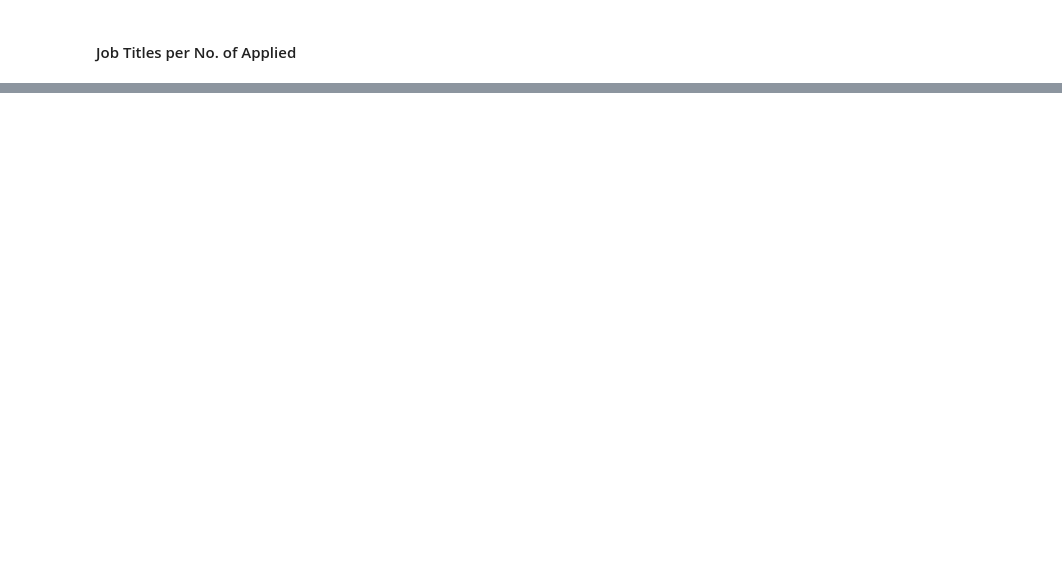
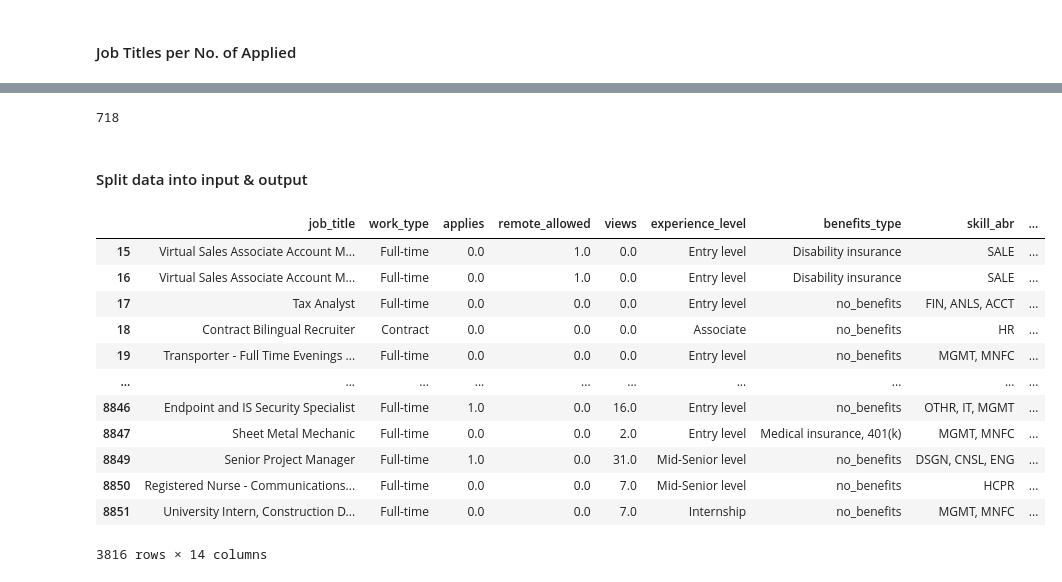
Before and after one commit to sayedahmed1980/Epsilon_mid-project, a Jupyter notebook: LinkedIn_JP2023.ipynb, the cells around one changed output, grey strips where cells are left out. Cells and saved outputs as stored; diff of their text form; code cells hidden in the pictures; blank space fills up the shorter version.

```diff
--- a/LinkedIn_JP2023.ipynb
+++ b/LinkedIn_JP2023.ipynb
@@ -1832,0 +1744,30 @@ pages[select_page]()
+# %%
+from datasist.structdata import detect_outliers
+index = detect_outliers(jobs_2_pre, 0, ['applies','views'])
+len(index) # Count outliers rows
+# %% [output]
+718
+# %%
+# Drop the outliers rows
+jobs_2_pre.drop(index, inplace= True)
+# %% [markdown]
+#### Split data into input & output
+# %%
+X = jobs_2_pre.drop('normalized_salary', axis=1)
+y = jobs_2_pre['normalized_salary']
+# %%
+X
+# %% [output]
+|  | job_title | work_type | applies | remote_allowed | views | experience_level | benefits_type | skill_abr | ... |
+| 15 | Virtual Sales Associate Account M... | Full-time | 0.0 | 1.0 | 0.0 | Entry level | Disability insurance | SALE | ... |
+| 16 | Virtual Sales Associate Account M... | Full-time | 0.0 | 1.0 | 0.0 | Entry level | Disability insurance | SALE | ... |
+| 17 | Tax Analyst | Full-time | 0.0 | 0.0 | 0.0 | Entry level | no_benefits | FIN, ANLS, ACCT | ... |
+| 18 | Contract Bilingual Recruiter | Contract | 0.0 | 0.0 | 0.0 | Associate | no_benefits | HR | ... |
+| 19 | Transporter - Full Time Evenings ... | Full-time | 0.0 | 0.0 | 0.0 | Entry level | no_benefits | MGMT, MNFC | ... |
+| ... | ... | ... | ... | ... | ... | ... | ... | ... | ... |
+| 8846 | Endpoint and IS Security Specialist | Full-time | 1.0 | 0.0 | 16.0 | Entry level | no_benefits | OTHR, IT, MGMT | ... |
+| 8847 | Sheet Metal Mechanic | Full-time | 0.0 | 0.0 | 2.0 | Entry level | Medical insurance, 401(k) | MGMT, MNFC | ... |
+| 8849 | Senior Project Manager | Full-time | 1.0 | 0.0 | 31.0 | Mid-Senior level | no_benefits | DSGN, CNSL, ENG | ... |
+| 8850 | Registered Nurse - Communications... | Full-time | 0.0 | 0.0 | 7.0 | Mid-Senior level | no_benefits | HCPR | ... |
+| 8851 | University Intern, Construction D... | Full-time | 0.0 | 0.0 | 7.0 | Internship | no_benefits | MGMT, MNFC | ... |
+3816 rows × 14 columns
```
Also changed, not shown: parts of 86 cells of this notebook, 2 other files.
